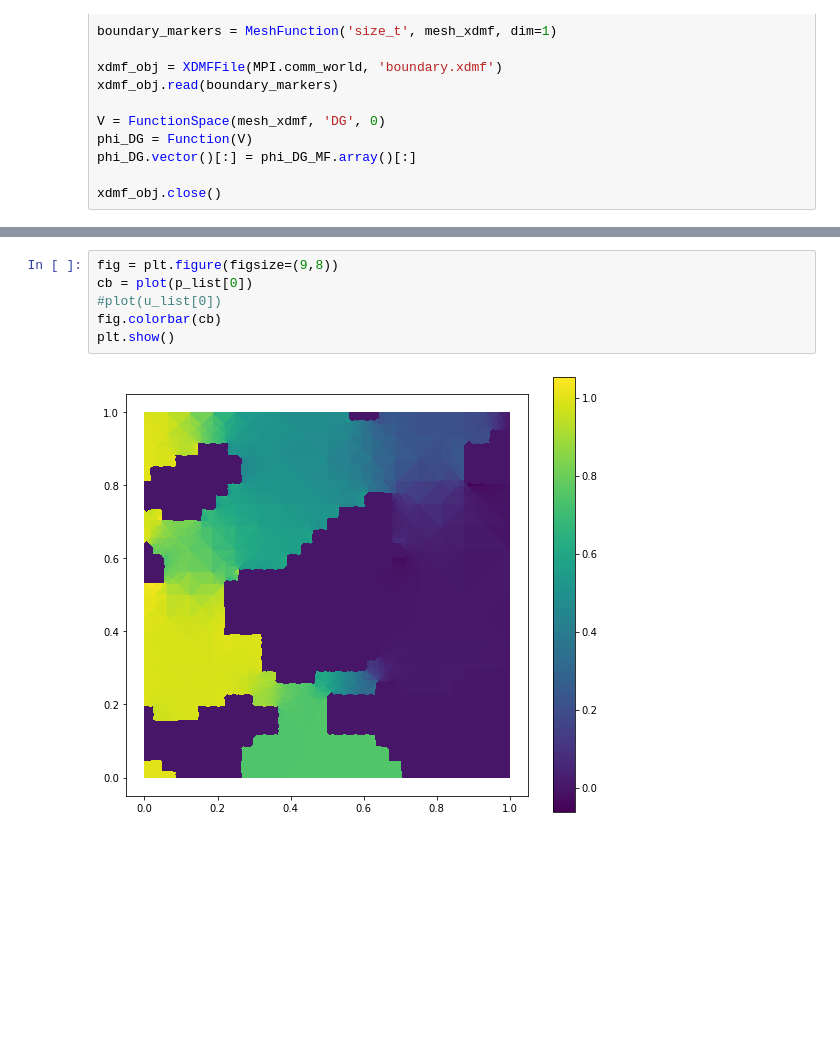
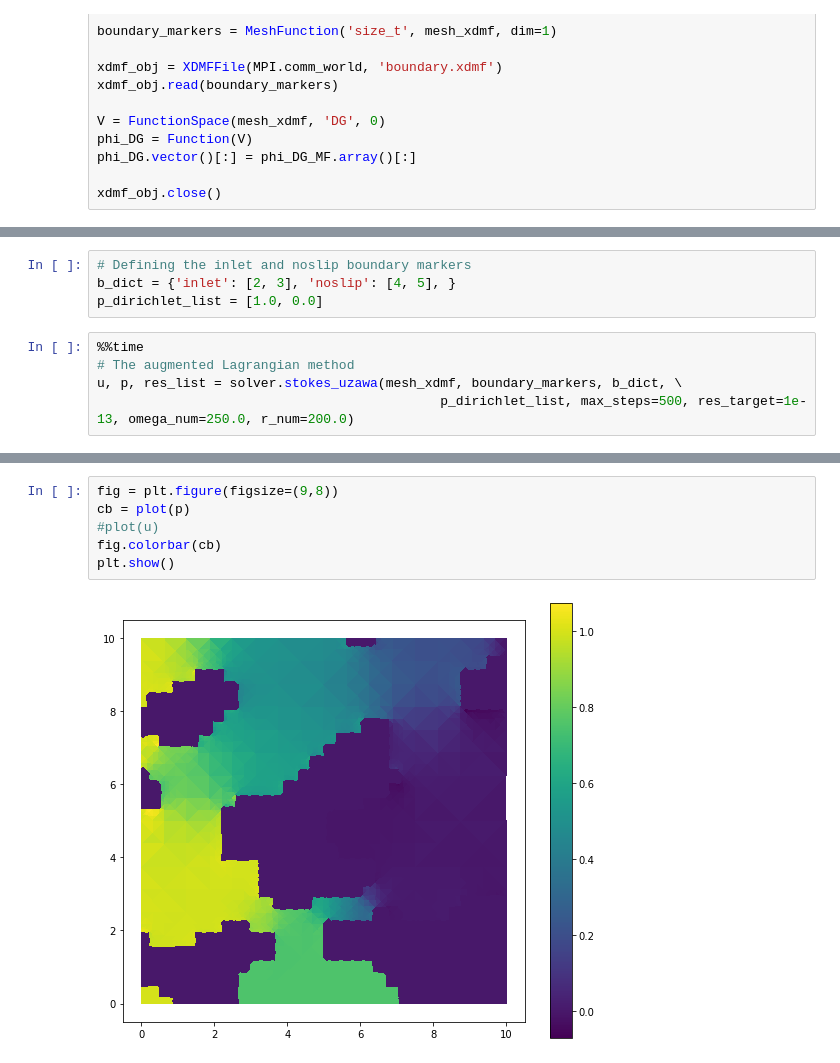
Before and after one commit to pwhuang/RetroPy, a Jupyter notebook: tutorial/2_flow_simulation/Stokes_flow_simulation.ipynb, the cells around one changed output, grey strips where cells are left out. Cells and saved outputs as stored; diff of their text form; blank space fills up the shorter version.

```diff
--- a/tutorial/2_flow_simulation/Stokes_flow_simulation.ipynb
+++ b/tutorial/2_flow_simulation/Stokes_flow_simulation.ipynb
@@ -284,0 +48,9 @@ Wall time: 32.2 s
+# %%
+# Defining the inlet and noslip boundary markers
+b_dict = {'inlet': [2, 3], 'noslip': [4, 5], }
+p_dirichlet_list = [1.0, 0.0]
+# %%
+%%time
+# The augmented Lagrangian method
+u, p, res_list = solver.stokes_uzawa(mesh_xdmf, boundary_markers, b_dict, \
+                                            p_dirichlet_list, max_steps=500, res_target=1e-13, omega_num=250.0, r_num=200.0)
@@ -315,8 +73,8 @@ Wall time: 7.93 s
 # %%
 fig = plt.figure(figsize=(9,8))
-cb = plot(p_list[0])
-#plot(u_list[0])
+cb = plot(p)
+#plot(u)
 fig.colorbar(cb)
 plt.show()
 # %% [output]
-[figure, old version]
+[figure, new version]
```
Also changed, not shown: parts of 9 cells of this notebook, 8 other files.
